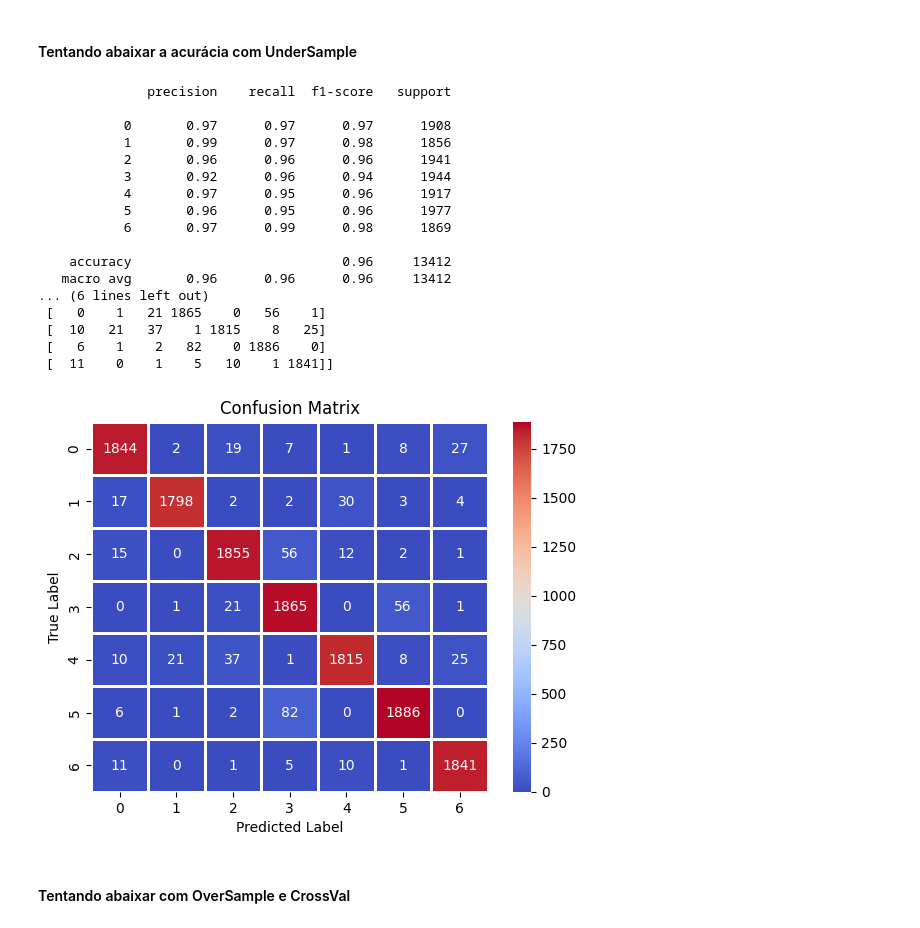
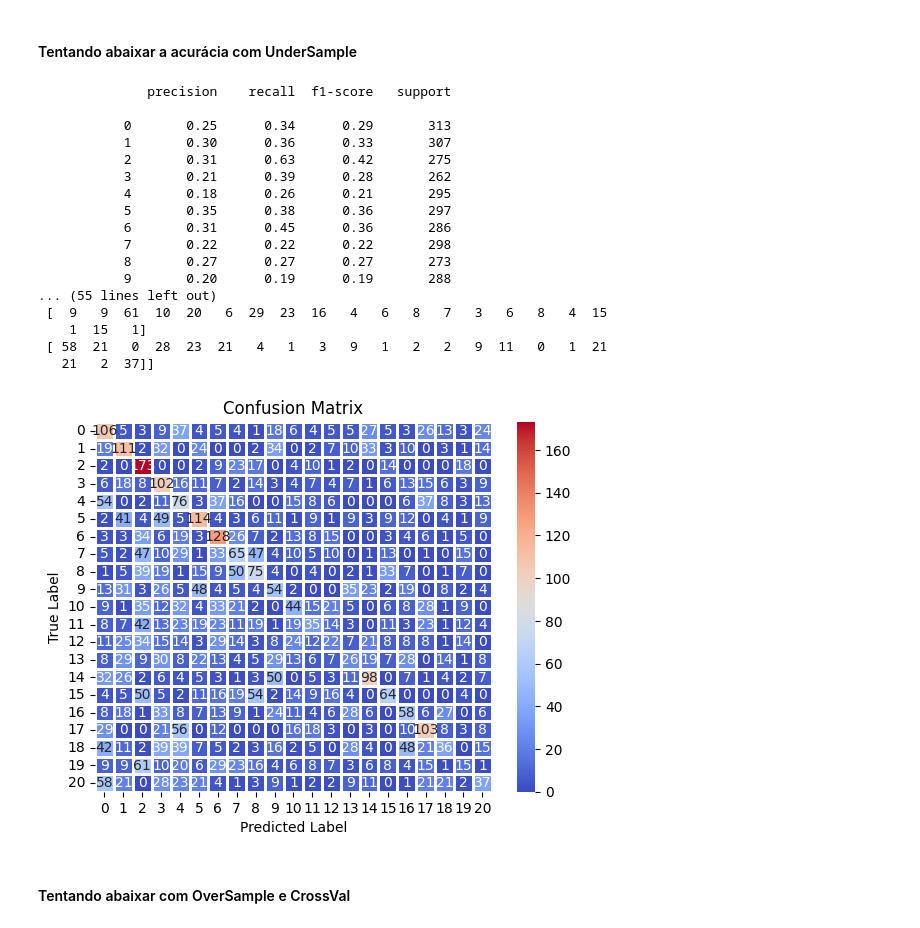
Before and after one commit to OttistTech/analytics, a Jupyter notebook: regulated-foods/teste_de_modelos.ipynb, the cells around one changed output. Drawn from its saved outputs; the diff is of its cells as text; code cells hidden in the pictures.

```diff
--- a/regulated-foods/teste_de_modelos.ipynb
+++ b/regulated-foods/teste_de_modelos.ipynb
@@ -63,8 +63,8 @@ display(base)
 # %% [markdown]
 #### Separando atributos e respostas
 # %%
-df_resposta = base['PopulationGroup']
-df_atributos = base.drop(columns='PopulationGroup')
+df_resposta = base['ConsumptionCategory']
+df_atributos = base.drop(columns='ConsumptionCategory')
 # %% [markdown]
 #### Transformando dados
 # %%
@@ -528,45 +563,45 @@ Sem nenhuma outra alteração, o modelo se adequava muito ao treino :/
 # %%
 rus = RandomUnderSampler(random_state=0, sampling_strategy = 'auto')
 
 X_resampled, y_resampled = rus.fit_resample(x_enconded, y_encoded)
 
-x_treino, x_teste, y_treino, y_teste = train_test_split(X_resampled, y_resampled, test_size=0.15, random_state=0)
+x_treino, x_teste, y_treino, y_teste = train_test_split(X_resampled, y_resampled, test_size=0.25, random_state=0)
 
 treinandoKNN = classificador_knn.fit(x_treino, y_treino)
 
 previsao = classificador_knn.predict(x_teste)
 
 report = classification_report(y_teste, previsao)
 print(report)
 
 conf_matrix = confusion_matrix(y_teste, previsao)
 print('Confusion Matrix:')
 print(conf_matrix)
 
 sns.heatmap(conf_matrix, cmap='coolwarm', annot=True, linewidth=1, fmt='d')
 plt.xlabel('Predicted Label')
 plt.ylabel('True Label')
 plt.title('Confusion Matrix')
 plt.show()
 # %% [output]
               precision    recall  f1-score   support
 
-           0       0.97      0.97      0.97      1908
-           1       0.99      0.97      0.98      1856
-           2       0.96      0.96      0.96      1941
-           3       0.92      0.96      0.94      1944
-           4       0.97      0.95      0.96      1917
-           5       0.96      0.95      0.96      1977
-           6       0.97      0.99      0.98      1869
-
-    accuracy                           0.96     13412
-   macro avg       0.96      0.96      0.96     13412
-... (6 lines left out)
- [   0    1   21 1865    0   56    1]
- [  10   21   37    1 1815    8   25]
- [   6    1    2   82    0 1886    0]
- [  11    0    1    5   10    1 1841]]
+           0       0.25      0.34      0.29       313
+           1       0.30      0.36      0.33       307
+           2       0.31      0.63      0.42       275
+           3       0.21      0.39      0.28       262
+           4       0.18      0.26      0.21       295
+           5       0.35      0.38      0.36       297
+           6       0.31      0.45      0.36       286
+           7       0.22      0.22      0.22       298
+           8       0.27      0.27      0.27       273
+           9       0.20      0.19      0.19       288
+... (55 lines left out)
+ [  9   9  61  10  20   6  29  23  16   4   6   8   7   3   6   8   4  15
+    1  15   1]
+ [ 58  21   0  28  23  21   4   1   3   9   1   2   2   9  11   0   1  21
+   21   2  37]]
-[figure, old version]
+[figure, new version]
 # %% [markdown]
 #### Tentando abaixar com OverSample e CrossVal
 # %%
```
Also changed, not shown: parts of 29 cells of this notebook, 2 other files.
